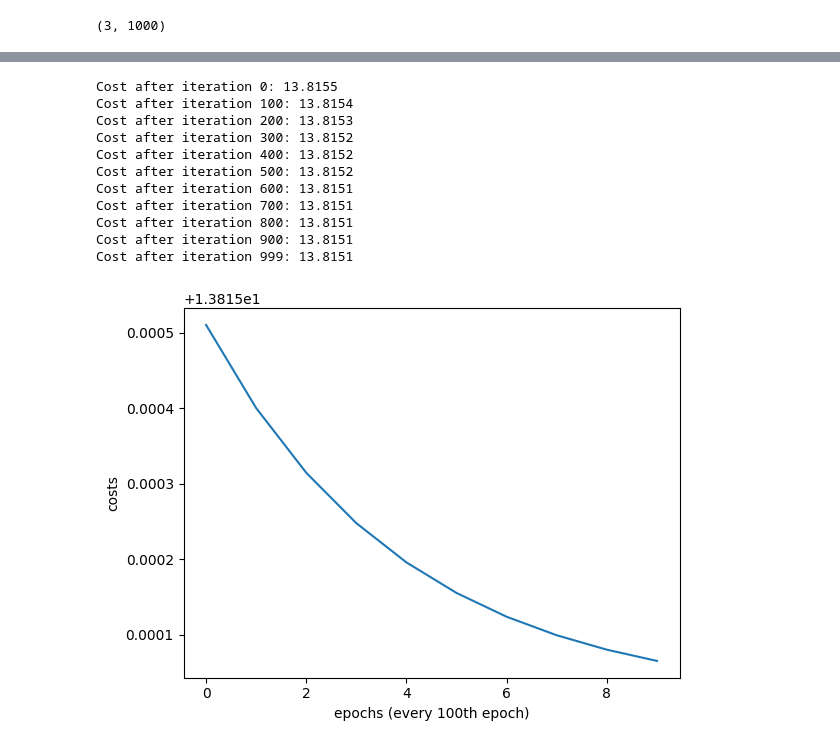
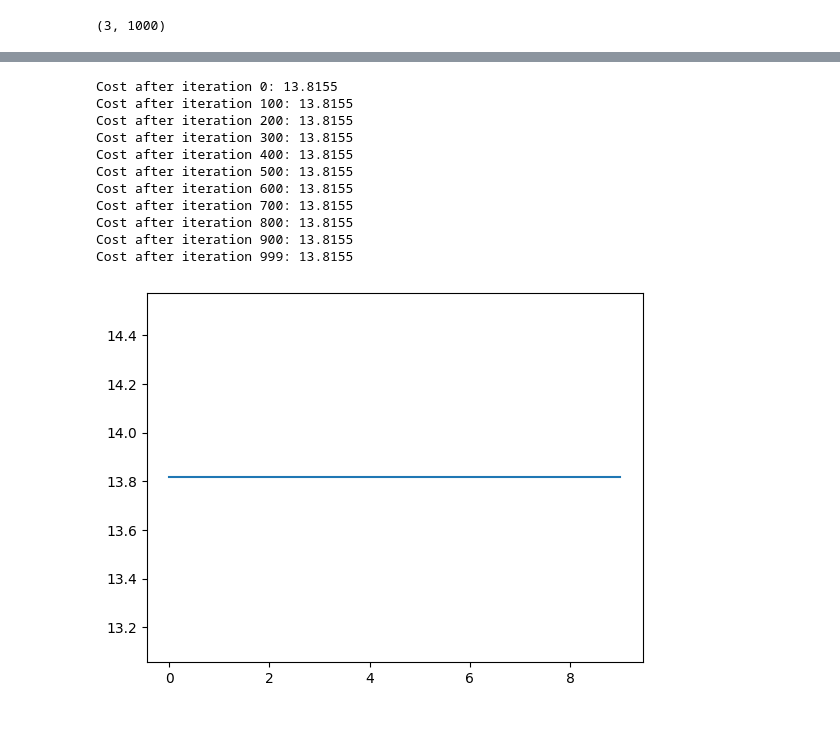
Before and after one commit to DaQshin/deep-neural-network, a Jupyter notebook: notebooks/deep_neural_network.ipynb, the cells around one changed output, grey strips where cells are left out. Cells and saved outputs as stored; diff of their text form; code cells hidden in the pictures.

```diff
--- a/notebooks/deep_neural_network.ipynb
+++ b/notebooks/deep_neural_network.ipynb
@@ -173,21 +182,21 @@ def linear_activation_backward(dA, cache, activation):
 
     return dA_prev, dW, db
 # %%
-def L_model_backward(AL, Y, caches, eps=1e-12):
+def L_model_backward(AL, Y, caches, lambd=0, eps=1e-12):
     dAL = - (np.divide(Y, AL + eps) - np.divide((1 - Y), (1 - AL + eps)))
     Y = Y.reshape(AL.shape)
     L = len(caches)
 
     grads = {}
     current_cache = caches[L - 1]
-    dA_prev, dW, db = linear_activation_backward(dAL, current_cache, 'sigmoid')
+    dA_prev, dW, db = linear_activation_backward(dAL, current_cache, 'sigmoid', lambd)
     grads['dA' + str(L - 1)] = dA_prev
     grads['dW' + str(L)] = dW
     grads['db' + str(L)] = db
 
     for l in reversed(range(L - 1)):
         current_cache = caches[l]
-        dA_prev, dW, db = linear_activation_backward(dA_prev, current_cache, 'relu')
+        dA_prev, dW, db = linear_activation_backward(dA_prev, current_cache, 'relu', lambd)
         grads['dA' + str(l)] = dA_prev
         grads['dW' + str(l + 1)] = dW
         grads['db' + str(l + 1)] = db
@@ -224,12 +233,10 @@ print(compute_cost(Y, AL))
 # %%
-def L_layer_model(X, Y, learning_rate=0.01, num_iterations=1000, print_cost=False):
-    parameters = initialize_parameters_deep(layer_dims)
+def L_layer_model(X, Y, parameters, lambd=0, learning_rate=0.01, num_iterations=1000, print_cost=False):
     costs = []
-    epsilon = 1e-15
     for i in range(num_iterations):
         AL, caches = L_model_forward(X, parameters)
-        cost = compute_cost(AL, Y)
-        grads = L_model_backward(AL, Y, caches)
+        cost = compute_cost(AL, Y, lambd)
+        grads = L_model_backward(AL, Y, caches, lambd)
         parameters = update_parameters(parameters, grads, learning_rate)
 
         if print_cost and (i % 100 == 0 or i == num_iterations - 1):
@@ -238,24 +245,30 @@ def L_layer_model(X, Y, learning_rate=0.01, num_iterations=1000, print_cost=Fals
             costs.append(cost)
 
     return parameters, costs
-# %%
-params, costs = L_layer_model(X, Y, print_cost=True)
-# %% [output]
-Cost after iteration 0: 13.8155
-Cost after iteration 100: 13.8154
-Cost after iteration 200: 13.8153
-Cost after iteration 300: 13.8152
-Cost after iteration 400: 13.8152
-Cost after iteration 500: 13.8152
-Cost after iteration 600: 13.8151
-Cost after iteration 700: 13.8151
-Cost after iteration 800: 13.8151
-Cost after iteration 900: 13.8151
-Cost after iteration 999: 13.8151
-# %%
-plt.plot(range(len(costs)), costs)
-plt.xlabel('epochs (every 100th epoch)')
-plt.ylabel('costs')
-plt.show()
-# %% [output]
-[figure, removed]
+# %%
+def initialize_with_zeros(layer_dims):
+    params = {}
+    L = len(layer_dims)
+    for l in range(1, L):
+        params['W' + str(l)] = np.zeros((layer_dims[l], layer_dims[l - 1]))
+        params['b' + str(l)] = np.zeros((layer_dims[l], 1))
+
+    return params
+# %%
+params = initialize_with_zeros(layer_dims)
+params, costs = L_layer_model(X, Y, params, print_cost=True)
+plt.plot(range(len(costs)), costs)
+plt.show()
+# %% [output]
+Cost after iteration 0: 13.8155
+Cost after iteration 100: 13.8155
+Cost after iteration 200: 13.8155
+Cost after iteration 300: 13.8155
+Cost after iteration 400: 13.8155
+Cost after iteration 500: 13.8155
+Cost after iteration 600: 13.8155
+Cost after iteration 700: 13.8155
+Cost after iteration 800: 13.8155
+Cost after iteration 900: 13.8155
+Cost after iteration 999: 13.8155
+[figure, added]
```
Also changed, not shown: parts of 9 cells of this notebook, 2 other files.
